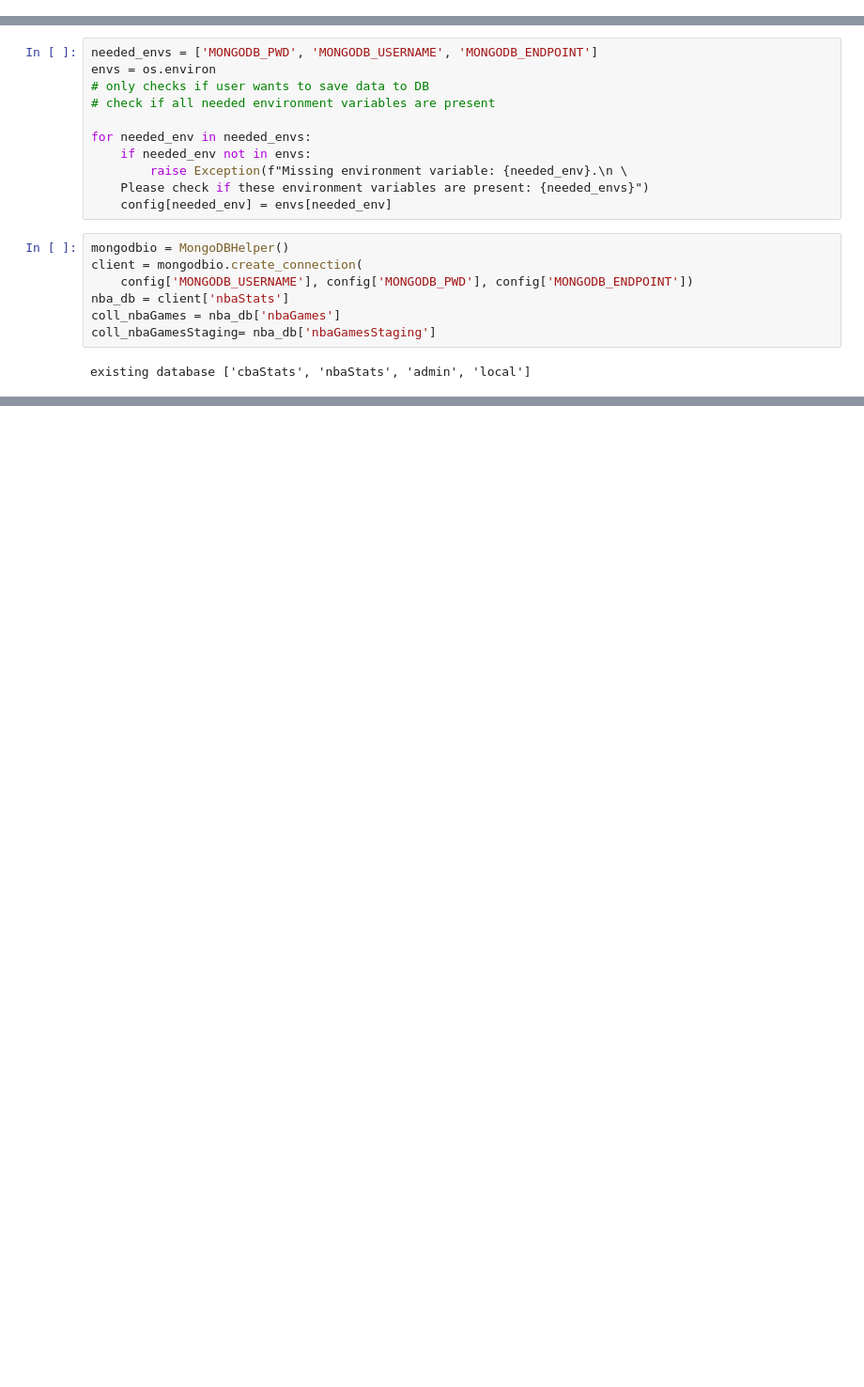
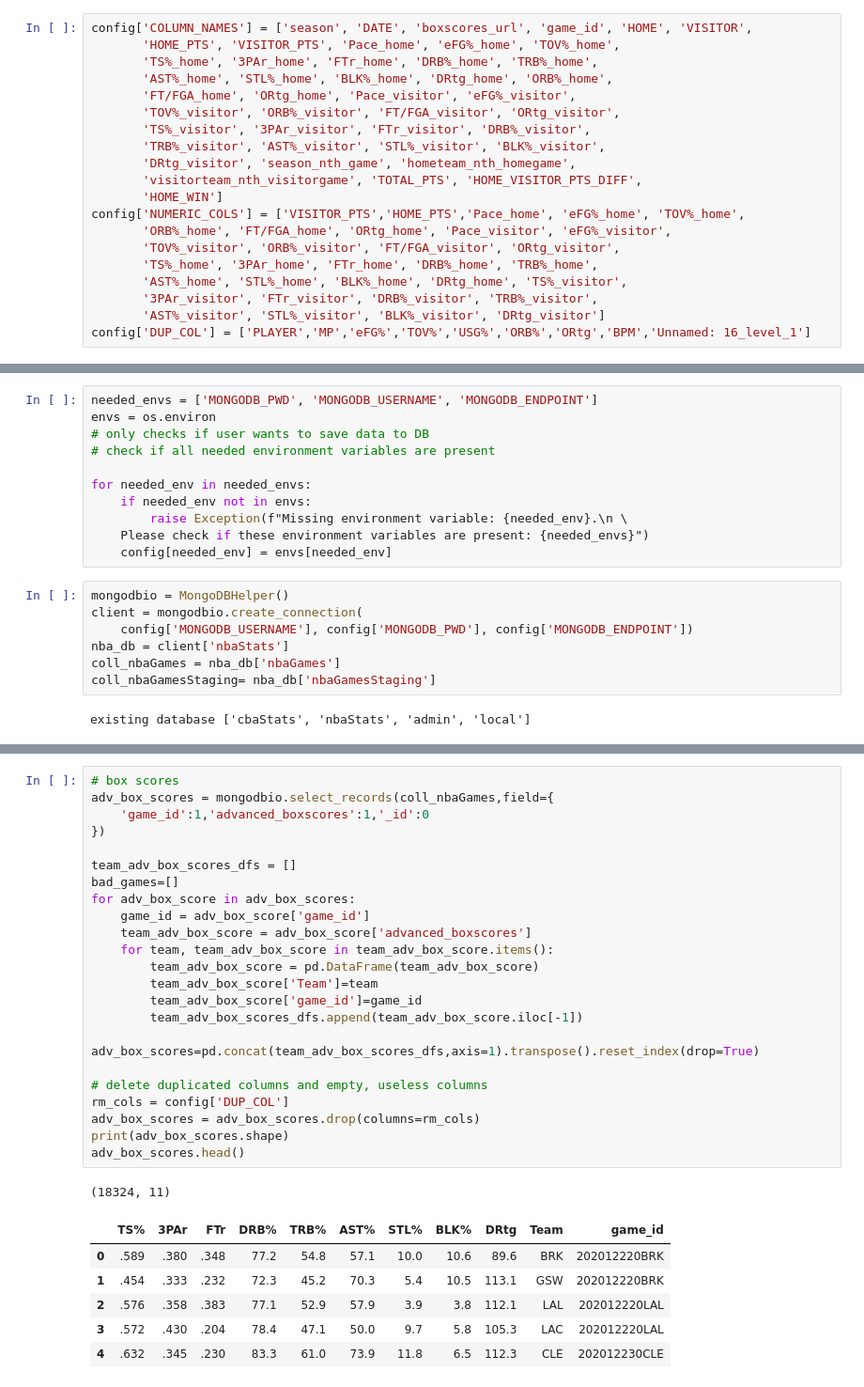
Before and after one commit to JJnotJimmyJohn/NBA_Score_Prediction, a Jupyter notebook: ScratchPaper.ipynb, the cells around one changed output, grey strips where cells are left out. Shown at 94% size. Drawn from its saved outputs; the diff is of its cells as text; blank space fills up the shorter version.

```diff
--- a/ScratchPaper.ipynb
+++ b/ScratchPaper.ipynb
@@ -20,0 +17,20 @@ config={}
+# %%
+config['COLUMN_NAMES'] = ['season', 'DATE', 'boxscores_url', 'game_id', 'HOME', 'VISITOR',
+       'HOME_PTS', 'VISITOR_PTS', 'Pace_home', 'eFG%_home', 'TOV%_home',
+       'TS%_home', '3PAr_home', 'FTr_home', 'DRB%_home', 'TRB%_home',
+       'AST%_home', 'STL%_home', 'BLK%_home', 'DRtg_home', 'ORB%_home',
+       'FT/FGA_home', 'ORtg_home', 'Pace_visitor', 'eFG%_visitor',
+       'TOV%_visitor', 'ORB%_visitor', 'FT/FGA_visitor', 'ORtg_visitor',
+       'TS%_visitor', '3PAr_visitor', 'FTr_visitor', 'DRB%_visitor',
+       'TRB%_visitor', 'AST%_visitor', 'STL%_visitor', 'BLK%_visitor',
+       'DRtg_visitor', 'season_nth_game', 'hometeam_nth_homegame',
+       'visitorteam_nth_visitorgame', 'TOTAL_PTS', 'HOME_VISITOR_PTS_DIFF',
+       'HOME_WIN']
+config['NUMERIC_COLS'] = ['VISITOR_PTS','HOME_PTS','Pace_home', 'eFG%_home', 'TOV%_home',
+       'ORB%_home', 'FT/FGA_home', 'ORtg_home', 'Pace_visitor', 'eFG%_visitor',
+       'TOV%_visitor', 'ORB%_visitor', 'FT/FGA_visitor', 'ORtg_visitor',
+       'TS%_home', '3PAr_home', 'FTr_home', 'DRB%_home', 'TRB%_home',
+       'AST%_home', 'STL%_home', 'BLK%_home', 'DRtg_home', 'TS%_visitor',
+       '3PAr_visitor', 'FTr_visitor', 'DRB%_visitor', 'TRB%_visitor',
+       'AST%_visitor', 'STL%_visitor', 'BLK%_visitor', 'DRtg_visitor']
+config['DUP_COL'] = ['PLAYER','MP','eFG%','TOV%','USG%','ORB%','ORtg','BPM','Unnamed: 16_level_1']
@@ -108,0 +107,32 @@ coll_nbaGames.find_one_and_update(filter={"game_id":})
+# %%
+# box scores
+adv_box_scores = mongodbio.select_records(coll_nbaGames,field={
+    'game_id':1,'advanced_boxscores':1,'_id':0
+})
+
+team_adv_box_scores_dfs = []
+bad_games=[]
+for adv_box_score in adv_box_scores:
+    game_id = adv_box_score['game_id']
+    team_adv_box_score = adv_box_score['advanced_boxscores']
+    for team, team_adv_box_score in team_adv_box_score.items():
+        team_adv_box_score = pd.DataFrame(team_adv_box_score)
+        team_adv_box_score['Team']=team
+        team_adv_box_score['game_id']=game_id
+        team_adv_box_scores_dfs.append(team_adv_box_score.iloc[-1])
+
+adv_box_scores=pd.concat(team_adv_box_scores_dfs,axis=1).transpose().reset_index(drop=True)
+
+# delete duplicated columns and empty, useless columns
+rm_cols = config['DUP_COL']
+adv_box_scores = adv_box_scores.drop(columns=rm_cols)
+print(adv_box_scores.shape)
+adv_box_scores.head()
+# %% [output]
+(18324, 11)
+|  | TS% | 3PAr | FTr | DRB% | TRB% | AST% | STL% | BLK% | DRtg | Team | game_id |
+| 0 | .589 | .380 | .348 | 77.2 | 54.8 | 57.1 | 10.0 | 10.6 | 89.6 | BRK | 202012220BRK |
+| 1 | .454 | .333 | .232 | 72.3 | 45.2 | 70.3 | 5.4 | 10.5 | 113.1 | GSW | 202012220BRK |
+| 2 | .576 | .358 | .383 | 77.1 | 52.9 | 57.9 | 3.9 | 3.8 | 112.1 | LAL | 202012220LAL |
+| 3 | .572 | .430 | .204 | 78.4 | 47.1 | 50.0 | 9.7 | 5.8 | 105.3 | LAC | 202012220LAL |
+| 4 | .632 | .345 | .230 | 83.3 | 61.0 | 73.9 | 11.8 | 6.5 | 112.3 | CLE | 202012230CLE |
```
Also changed, not shown: parts of 26 cells of this notebook, 6 other files.
